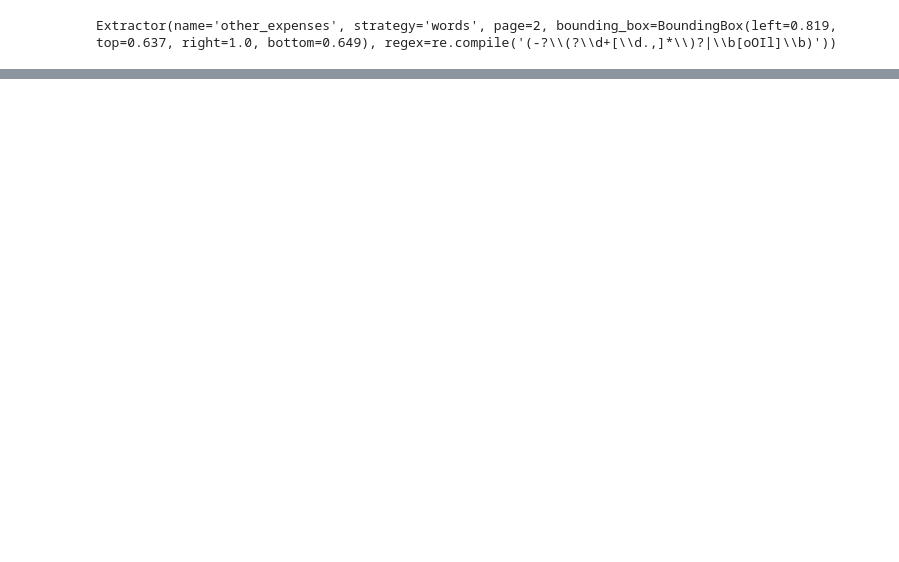
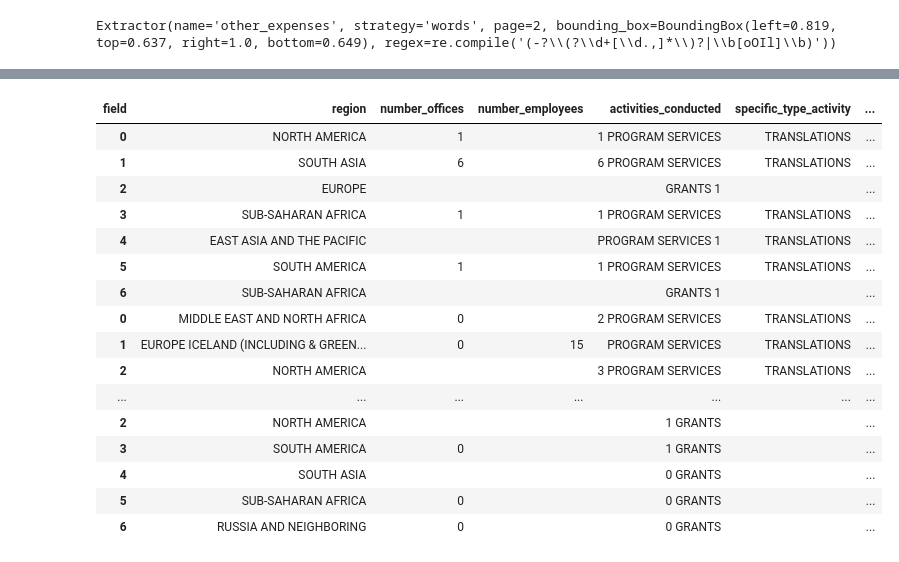
Before and after one commit to ethanscorey/parse_990_textract, a Jupyter notebook: debug_notebook.ipynb, the cells around one changed output, grey strips where cells are left out. Drawn from its saved outputs; the diff is of its cells as text; code cells hidden in the pictures; blank space fills up the shorter version.

```diff
--- a/debug_notebook.ipynb
+++ b/debug_notebook.ipynb
@@ -385,0 +486,20 @@ page_20_words.loc[page_20_words["Text"] == "ISRAEL"]
+# %%
+pd.concat(schedule_f_part_i_rows)
+# %% [output]
+| field | region | number_offices | number_employees | activities_conducted | specific_type_activity | ... |
+| 0 | NORTH AMERICA | 1 |  | 1 PROGRAM SERVICES | TRANSLATIONS | ... |
+| 1 | SOUTH ASIA | 6 |  | 6 PROGRAM SERVICES | TRANSLATIONS | ... |
+| 2 | EUROPE |  |  | GRANTS 1 |  | ... |
+| 3 | SUB-SAHARAN AFRICA | 1 |  | 1 PROGRAM SERVICES | TRANSLATIONS | ... |
+| 4 | EAST ASIA AND THE PACIFIC |  |  | PROGRAM SERVICES 1 | TRANSLATIONS | ... |
+| 5 | SOUTH AMERICA | 1 |  | 1 PROGRAM SERVICES | TRANSLATIONS | ... |
+| 6 | SUB-SAHARAN AFRICA |  |  | GRANTS 1 |  | ... |
+| 0 | MIDDLE EAST AND NORTH AFRICA | 0 |  | 2 PROGRAM SERVICES | TRANSLATIONS | ... |
+| 1 | EUROPE ICELAND (INCLUDING & GREEN... | 0 | 15 | PROGRAM SERVICES | TRANSLATIONS | ... |
+| 2 | NORTH AMERICA |  |  | 3 PROGRAM SERVICES | TRANSLATIONS | ... |
+| ... | ... | ... | ... | ... | ... | ... |
+| 2 | NORTH AMERICA |  |  | 1 GRANTS |  | ... |
+| 3 | SOUTH AMERICA | 0 |  | 1 GRANTS |  | ... |
+| 4 | SOUTH ASIA |  |  | 0 GRANTS |  | ... |
+| 5 | SUB-SAHARAN AFRICA | 0 |  | 0 GRANTS |  | ... |
+| 6 | RUSSIA AND NEIGHBORING | 0 |  | 0 GRANTS |  | ... |
```
Also changed, not shown: parts of 54 cells of this notebook, 4 other files.
